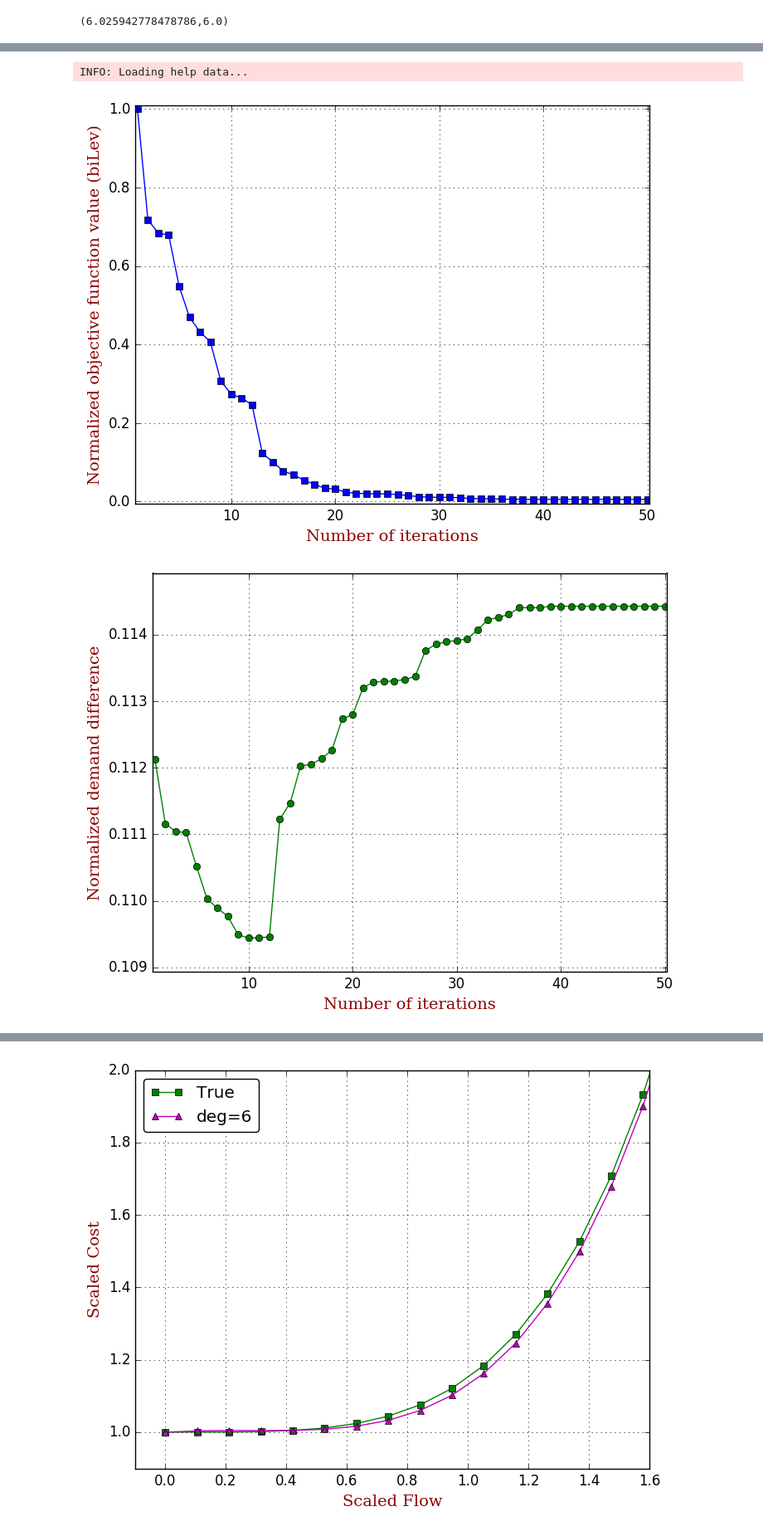
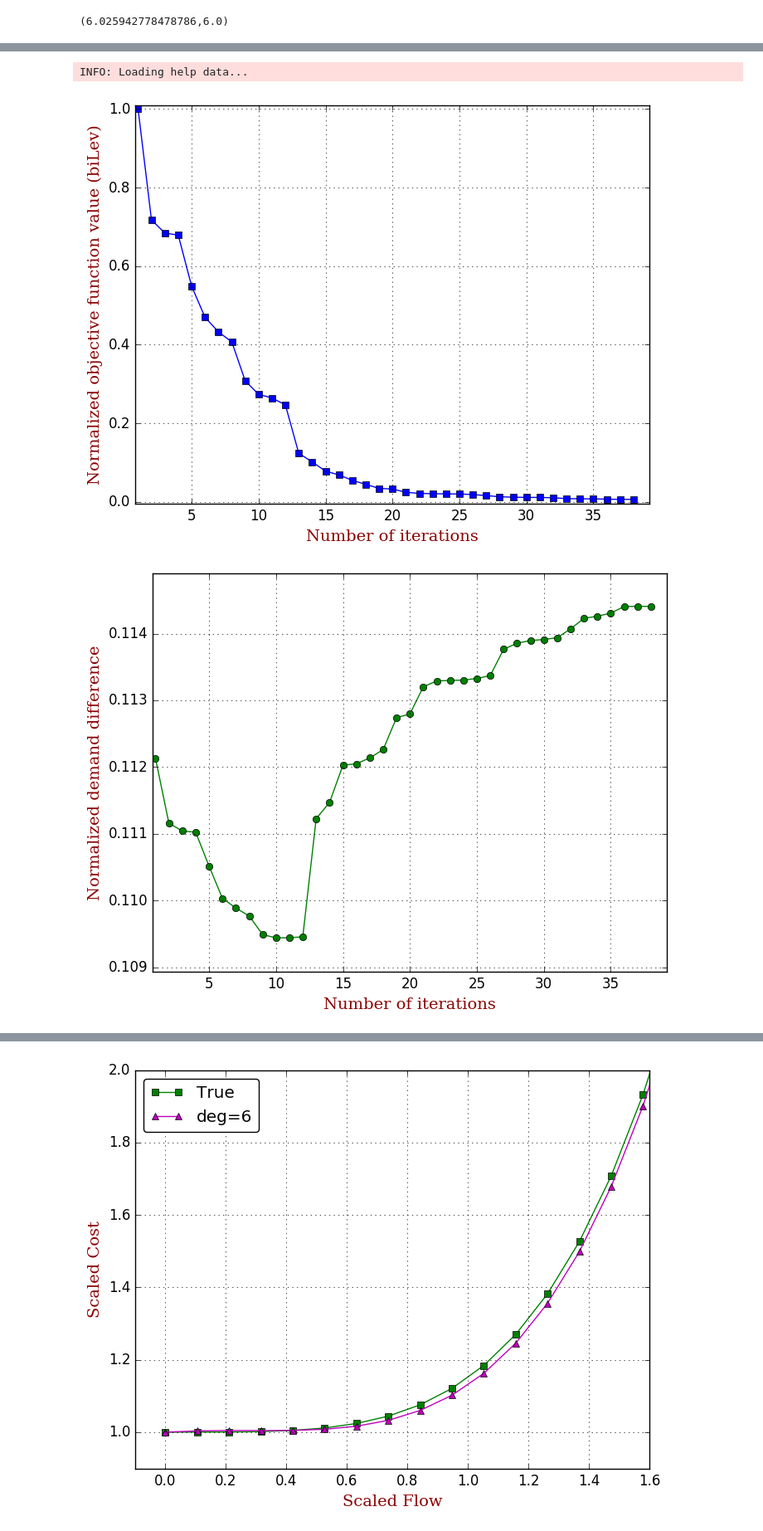
Before and after one commit to jingzbu/InverseVIsTraffic, a Jupyter notebook: 09_develop_new_OD_demand_estimator_Sioux_Dijkstra/04_demands_adjustment_Sioux.ipynb, the cells around one changed output, grey strips where cells are left out. Shown: that part at 83% size. Cells and saved outputs as stored; diff of their text form; code cells hidden in the pictures.

Commit message:
update results/plots for Sioux and Anaheim

```diff
--- a/09_develop_new_OD_demand_estimator_Sioux_Dijkstra/04_demands_adjustment_Sioux.ipynb
+++ b/09_develop_new_OD_demand_estimator_Sioux_Dijkstra/04_demands_adjustment_Sioux.ipynb
@@ -144,7 +154,7 @@ Dict{Int64,Float64} with 50 entries:
 # %%
 using PyPlot
 
-iterNum = 1:(N+1)
+iterNum = 1:(length(norObjFunDict))
 
 objFun = map(iterNum->norObjFunDict[iterNum], iterNum)
 
@@ -156,7 +166,7 @@ plot(iterNum, objFun, "s-b")
 
 grid("on")
 
-xlim(.8, N + 1 + .2)
+xlim(.8, length(norObjFunDict) + 1 + .2)
 ylim(minimum(objFun)-.01, maximum(objFun)+.01)
 
 font1 = ["family"=>"serif", "color"=>"darkred", "weight"=>"normal", "size"=>14]
@@ -167,33 +177,33 @@ ylabel("Normalized objective function value (biLev)", fontdict=font1)
 savefig("./results/objFun_biLev_Sioux.pdf")
 # %% [output]
 INFO: Loading help data...
-[figure, old version]
+[figure, new version]
 # %%
 using PyPlot
 
-iterNum = 1:(N+1)
+iterNum = 1:(length(demandsDiffDict))
 
 demandsDiff = map(iterNum->demandsDiffDict[iterNum], iterNum)
 
 # plot(iterNum, objFun, "s-g", label="True")
 
 plot(iterNum, demandsDiff, "o-g")
 
 # legend(loc="upper right",fancybox="true")
 
 grid("on")
 
-xlim(.8, N + 1 + .2)
+xlim(.8, length(demandsDiffDict) + 1 + .2)
 ylim(minimum(demandsDiff)-.0005, maximum(demandsDiff)+.0005)
 
 font1 = ["family"=>"serif", "color"=>"darkred", "weight"=>"normal", "size"=>14]
 
 xlabel("Number of iterations", fontdict=font1)
 ylabel("Normalized demand difference", fontdict=font1)
 
 savefig("./results/demandsDiff_biLev_Sioux.pdf")
 # %% [output]
-[figure, old version]
+[figure, new version]
 # %%
 using PyPlot
 
```
Also changed, not shown: parts of 17 cells of this notebook, 27 other files.
